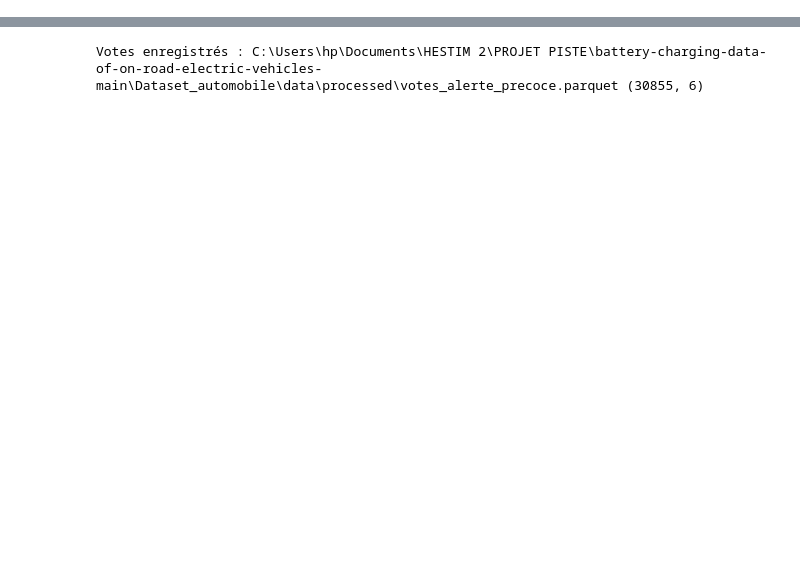
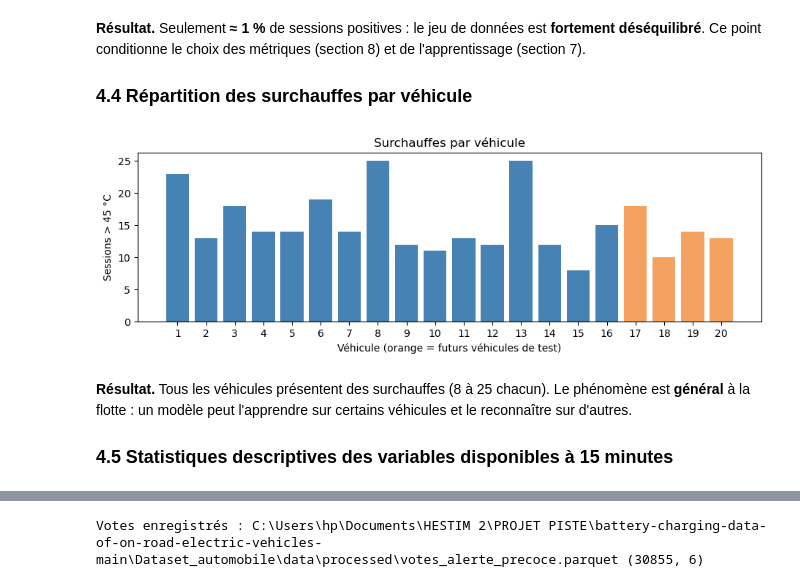
Before and after one commit to AMij0101982872/DETECTION-ANOMALIE-BATTERIE, a Jupyter notebook: notebooks/05_modele2_alerte_precoce.ipynb, the cells around one changed output, grey strips where cells are left out. Saved outputs shown, nothing was run; the diff lists cells and outputs as text; code cells hidden in the pictures; blank space fills up the shorter version.

```diff
--- a/notebooks/05_modele2_alerte_precoce.ipynb
+++ b/notebooks/05_modele2_alerte_precoce.ipynb
@@ -508,0 +183,19 @@ Name: count, dtype: int64
+# %% [markdown]
+**Résultat.** Seulement **≈ 1 %** de sessions positives : le jeu de données est **fortement déséquilibré**. Ce point conditionne le choix des métriques (section 8) et de l'apprentissage (section 7).
+
+### 4.4 Répartition des surchauffes par véhicule
+# %%
+par_vehicule = sessions.groupby("vehicle_id")["label_surchauffe"].sum()
+couleurs = ["#f4a261" if v in TEST_VEHICLES else "steelblue" for v in par_vehicule.index]
+plt.figure(figsize=(11, 3))
+plt.bar(par_vehicule.index, par_vehicule.values, color=couleurs)
+plt.xticks(par_vehicule.index)
+plt.xlabel("Véhicule (orange = futurs véhicules de test)"); plt.ylabel("Sessions > 45 °C")
+plt.title("Surchauffes par véhicule")
+plt.show()
+# %% [output]
+[figure, added]
+# %% [markdown]
+**Résultat.** Tous les véhicules présentent des surchauffes (8 à 25 chacun). Le phénomène est **général** à la flotte : un modèle peut l'apprendre sur certains véhicules et le reconnaître sur d'autres.
+
+### 4.5 Statistiques descriptives des variables disponibles à 15 minutes
```
Also changed, not shown: parts of 159 cells of this notebook, 10 other files.
